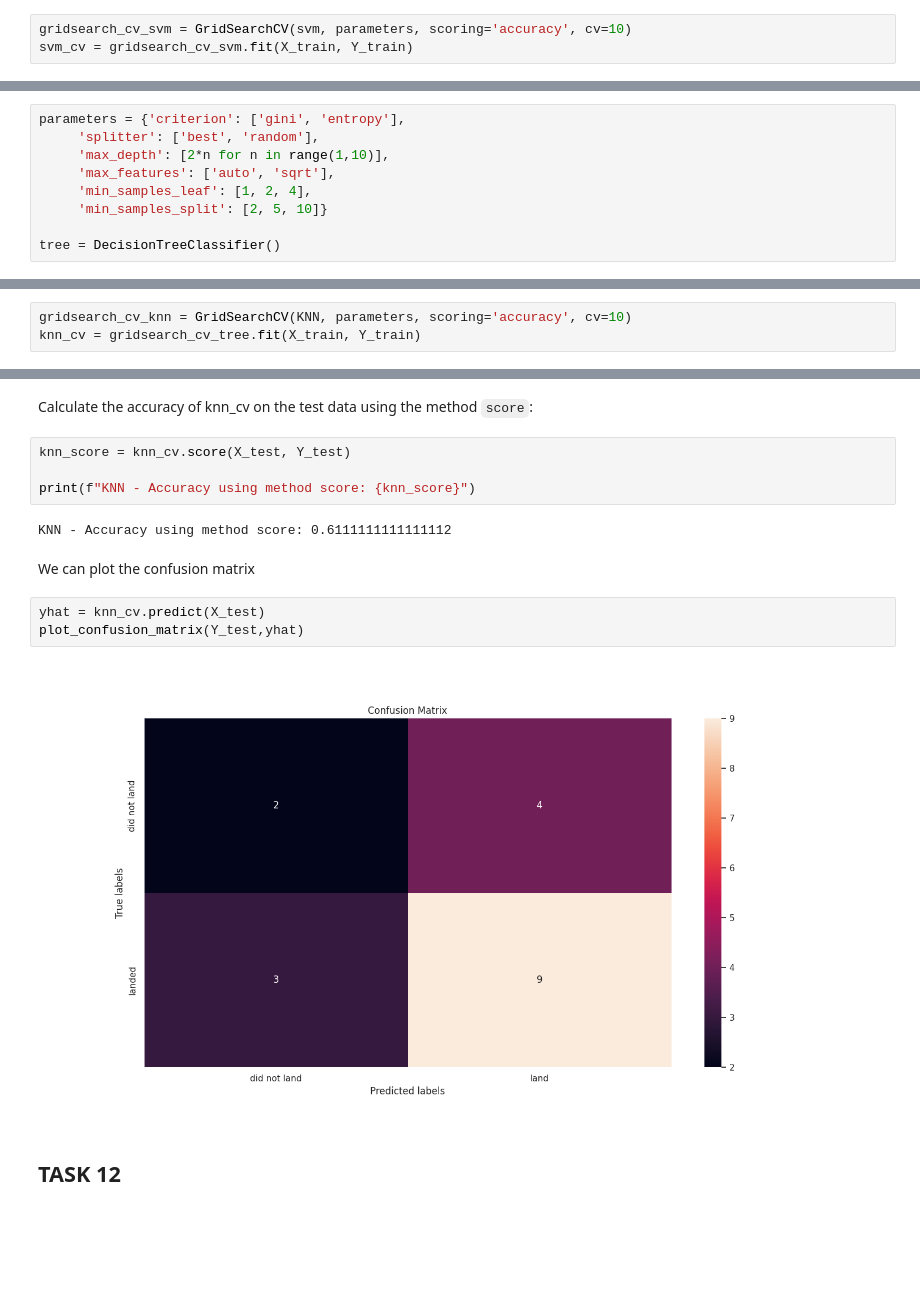
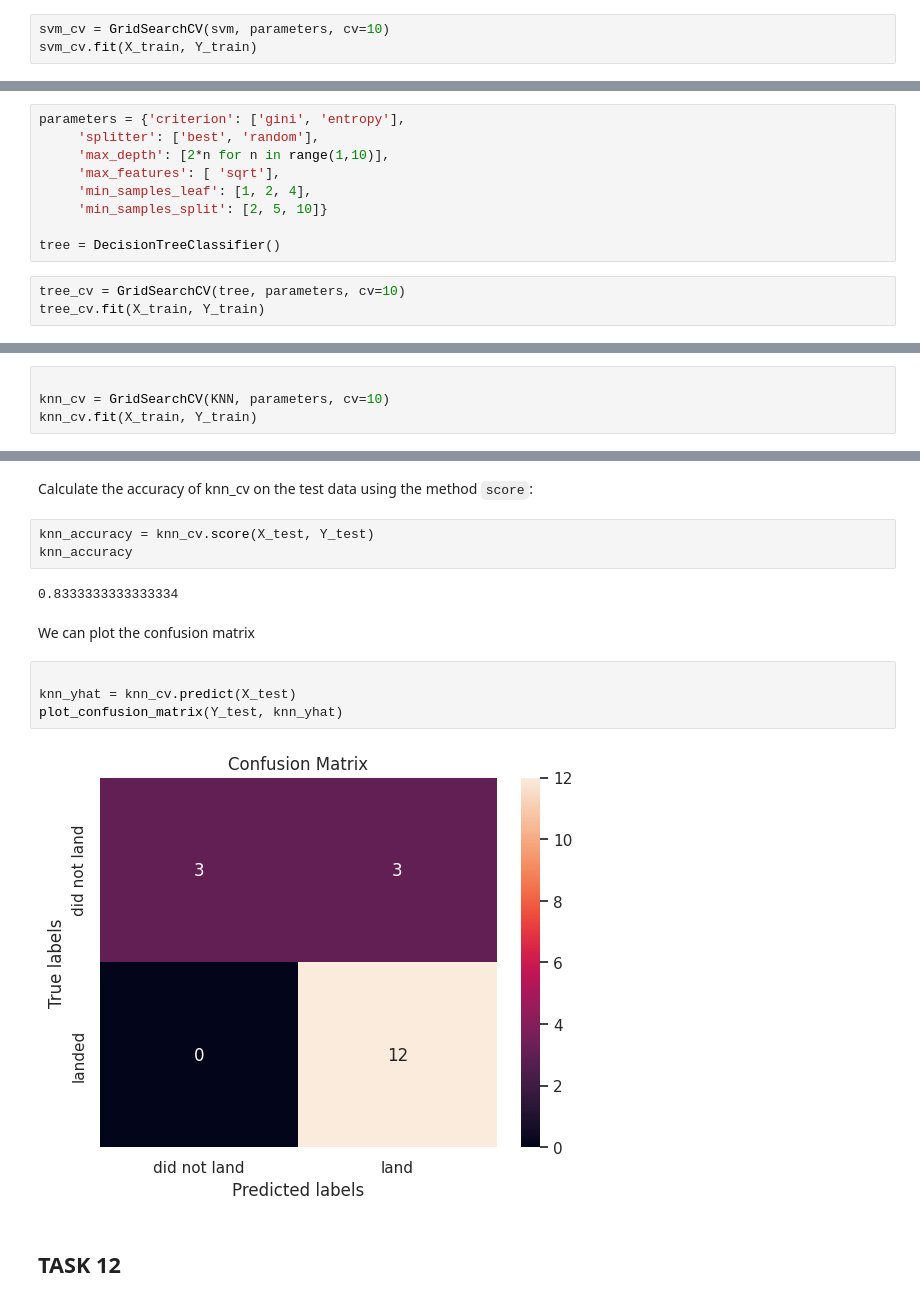
Before and after one commit to mboettger32/IBM-Applied-Data-Science-Captone, a Jupyter notebook: 8)SpaceX_Machine_Learning_Prediction_Part_5.jupyterlite.ipynb, the cells around one changed output, grey strips where cells are left out. Cells and saved outputs as stored; diff of their text form; blank space fills up the shorter version.

```diff
--- a/8)SpaceX_Machine_Learning_Prediction_Part_5.jupyterlite.ipynb
+++ b/8)SpaceX_Machine_Learning_Prediction_Part_5.jupyterlite.ipynb
@@ -212,5 +191,5 @@ parameters = {'kernel':('linear', 'rbf','poly','rbf', 'sigmoid'),
               'gamma':np.logspace(-3, 3, 5)}
 svm = SVC()
 # %%
-gridsearch_cv_svm = GridSearchCV(svm, parameters, scoring='accuracy', cv=10)
-svm_cv = gridsearch_cv_svm.fit(X_train, Y_train)
+svm_cv = GridSearchCV(svm, parameters, cv=10)
+svm_cv.fit(X_train, Y_train)
@@ -246,8 +231,11 @@ Create a decision tree classifier object then  create a  <code>GridSearchCV</cod
 parameters = {'criterion': ['gini', 'entropy'],
      'splitter': ['best', 'random'],
      'max_depth': [2*n for n in range(1,10)],
-     'max_features': ['auto', 'sqrt'],
+     'max_features': [ 'sqrt'],
      'min_samples_leaf': [1, 2, 4],
      'min_samples_split': [2, 5, 10]}
 
 tree = DecisionTreeClassifier()
+# %%
+tree_cv = GridSearchCV(tree, parameters, cv=10)
+tree_cv.fit(X_train, Y_train)
@@ -293,5 +281,6 @@ parameters = {'n_neighbors': [1, 2, 3, 4, 5, 6, 7, 8, 9, 10],
 
 KNN = KNeighborsClassifier()
 # %%
-gridsearch_cv_knn = GridSearchCV(KNN, parameters, scoring='accuracy', cv=10)
-knn_cv = gridsearch_cv_tree.fit(X_train, Y_train)
+
+knn_cv = GridSearchCV(KNN, parameters, cv=10)
+knn_cv.fit(X_train, Y_train)
@@ -306,19 +300,19 @@ accuracy : 0.8892857142857145
 ## TASK  11
 # %% [markdown]
 Calculate the accuracy of knn_cv on the test data using the method <code>score</code>:
-# %%
-knn_score = knn_cv.score(X_test, Y_test)
-
-print(f"KNN - Accuracy using method score: {knn_score}")
-# %% [output]
-KNN - Accuracy using method score: 0.6111111111111112
+# %%
+knn_accuracy = knn_cv.score(X_test, Y_test)
+knn_accuracy
+# %% [output]
+0.8333333333333334
 # %% [markdown]
 We can plot the confusion matrix
 # %%
-yhat = knn_cv.predict(X_test)
-plot_confusion_matrix(Y_test,yhat)
+
+knn_yhat = knn_cv.predict(X_test)
+plot_confusion_matrix(Y_test, knn_yhat)
 # %% [output]
-[figure, old version]
+[figure, new version]
 # %% [markdown]
 ## TASK  12
 # %% [markdown]
```
Also changed, not shown: parts of 27 cells of this notebook.
